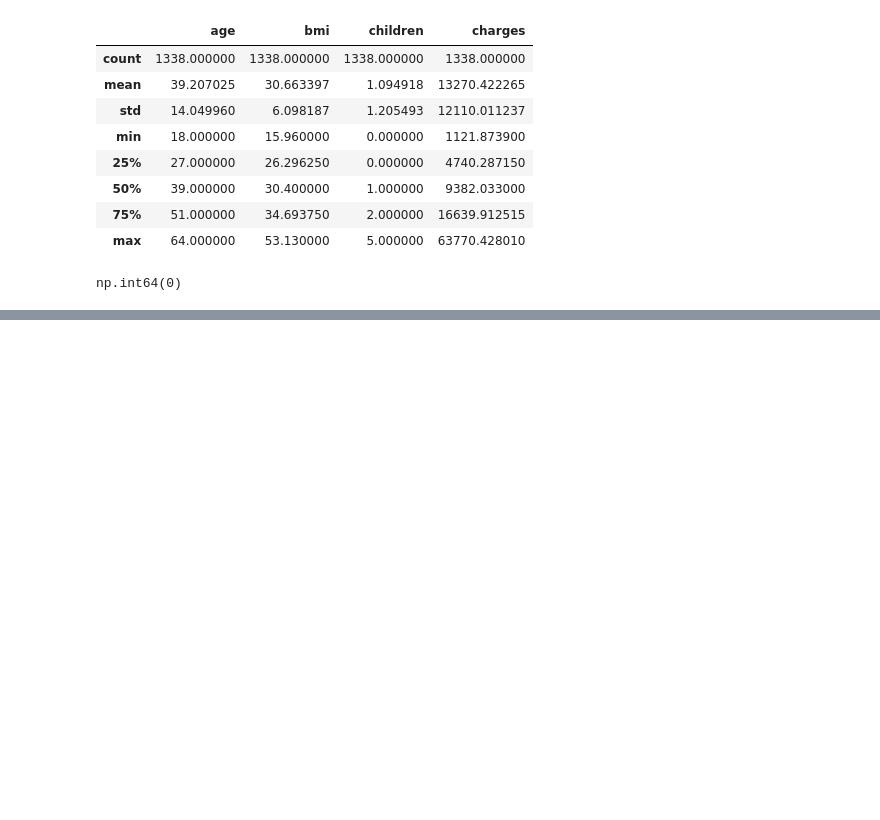
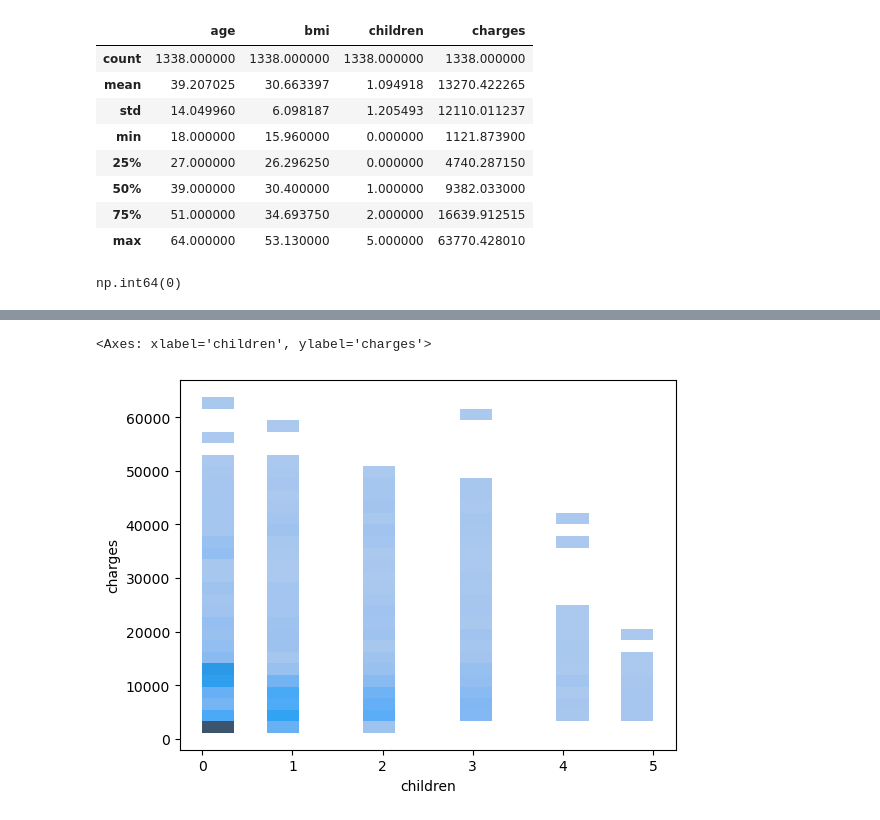
Before and after one commit to xamidovasadbekdev-arch/ml-learning-journal, a Jupyter notebook: Main/Project1(Medical Cost)/notebooks/01_exploratory_data_analysis.ipynb, the cells around one changed output, grey strips where cells are left out. Drawn from its saved outputs; the diff is of its cells as text; code cells hidden in the pictures; blank space fills up the shorter version.

```diff
--- a/Main/Project1(Medical Cost)/notebooks/01_exploratory_data_analysis.ipynb
+++ b/Main/Project1(Medical Cost)/notebooks/01_exploratory_data_analysis.ipynb
@@ -131,0 +102,5 @@ df.to_csv("processed_insurance.csv", index=False)
+# %%
+sns.histplot(x=df.children, y=df.charges)
+# %% [output]
+<Axes: xlabel='children', ylabel='charges'>
+[figure, added]
```
Also changed, not shown: parts of 36 cells of this notebook.
